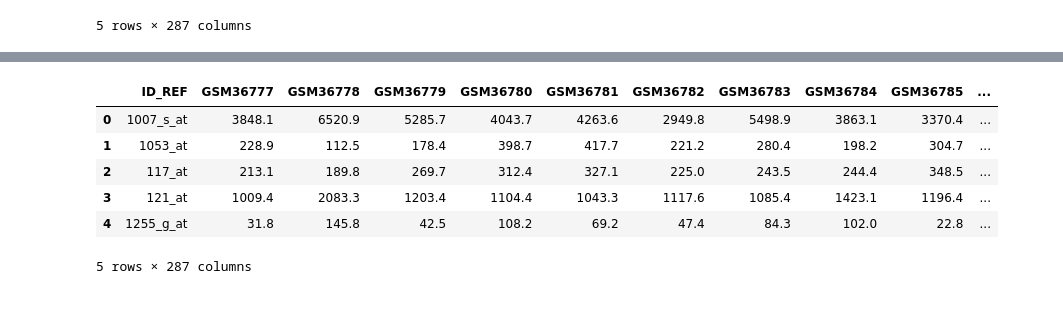
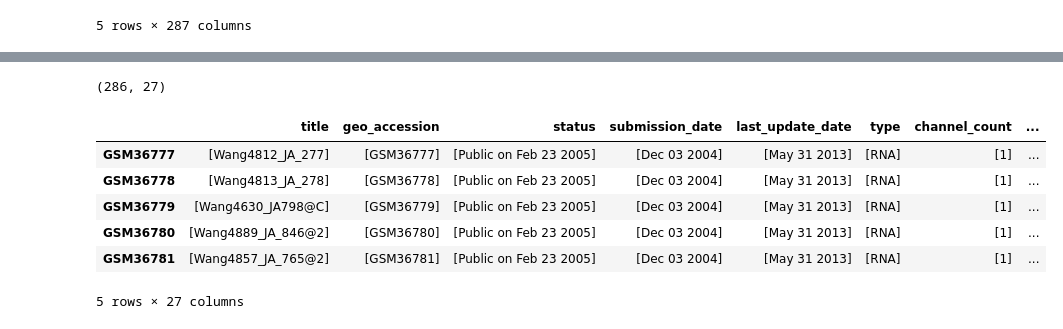
Before and after one commit to ibejerano/unie-healthcare-clustering, a Jupyter notebook: src/breast_cancer_stratification_GSE2034.ipynb, the cells around one changed output, grey strips where cells are left out. Cells and saved outputs as stored; diff of their text form; code cells hidden in the pictures.

Commit message:
Geoparse added

```diff
--- a/src/breast_cancer_stratification_GSE2034.ipynb
+++ b/src/breast_cancer_stratification_GSE2034.ipynb
@@ -150,4 +164,17 @@ Columns: ['ID_REF', 'GSM36777', 'GSM36778', 'GSM36779', 'GSM36780', 'GSM36781',
 # %%
-# Show 5 first rows
-df.head()
+import GEOparse
+import pandas as pd
+
+# Download and parse the GEO Series Matrix
+gse = GEOparse.get_GEO("GSE2034", destdir="./")
+
+# Extract metadata for all samples
+metadata = {gsm: gse.gsms[gsm].metadata for gsm in gse.gsms}
+
+# Flatten metadata into a DataFrame
+clinical_data = pd.DataFrame.from_dict(metadata, orient='index')
+
+# Inspect the first 5 rows of clinical data
+print(clinical_data.shape)
+clinical_data.head()
 # %% [output]
@@ -154,7 +198,8 @@ df.head()
+(286, 27)
-|  | ID_REF | GSM36777 | GSM36778 | GSM36779 | GSM36780 | GSM36781 | GSM36782 | GSM36783 | GSM36784 | GSM36785 | ... |
-| 0 | 1007_s_at | 3848.1 | 6520.9 | 5285.7 | 4043.7 | 4263.6 | 2949.8 | 5498.9 | 3863.1 | 3370.4 | ... |
-| 1 | 1053_at | 228.9 | 112.5 | 178.4 | 398.7 | 417.7 | 221.2 | 280.4 | 198.2 | 304.7 | ... |
-| 2 | 117_at | 213.1 | 189.8 | 269.7 | 312.4 | 327.1 | 225.0 | 243.5 | 244.4 | 348.5 | ... |
-| 3 | 121_at | 1009.4 | 2083.3 | 1203.4 | 1104.4 | 1043.3 | 1117.6 | 1085.4 | 1423.1 | 1196.4 | ... |
-| 4 | 1255_g_at | 31.8 | 145.8 | 42.5 | 108.2 | 69.2 | 47.4 | 84.3 | 102.0 | 22.8 | ... |
+|  | title | geo_accession | status | submission_date | last_update_date | type | channel_count | ... |
+| GSM36777 | [Wang4812_JA_277] | [GSM36777] | [Public on Feb 23 2005] | [Dec 03 2004] | [May 31 2013] | [RNA] | [1] | ... |
+| GSM36778 | [Wang4813_JA_278] | [GSM36778] | [Public on Feb 23 2005] | [Dec 03 2004] | [May 31 2013] | [RNA] | [1] | ... |
+| GSM36779 | [Wang4630_JA798@C] | [GSM36779] | [Public on Feb 23 2005] | [Dec 03 2004] | [May 31 2013] | [RNA] | [1] | ... |
+| GSM36780 | [Wang4889_JA_846@2] | [GSM36780] | [Public on Feb 23 2005] | [Dec 03 2004] | [May 31 2013] | [RNA] | [1] | ... |
+| GSM36781 | [Wang4857_JA_765@2] | [GSM36781] | [Public on Feb 23 2005] | [Dec 03 2004] | [May 31 2013] | [RNA] | [1] | ... |
-5 rows × 287 columns
+5 rows × 27 columns
```
Also changed, not shown: parts of 6 cells of this notebook.
